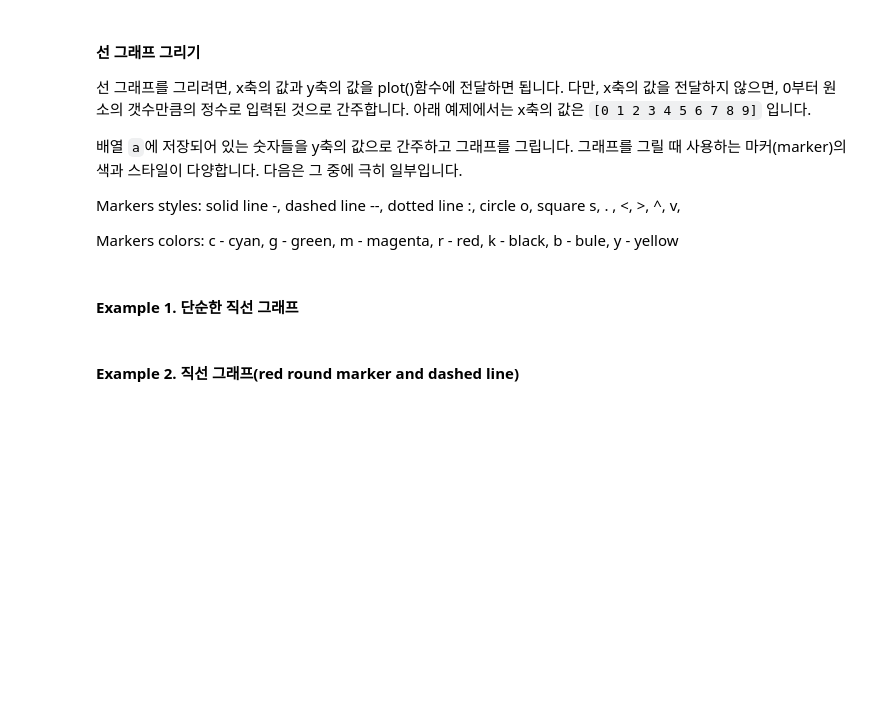
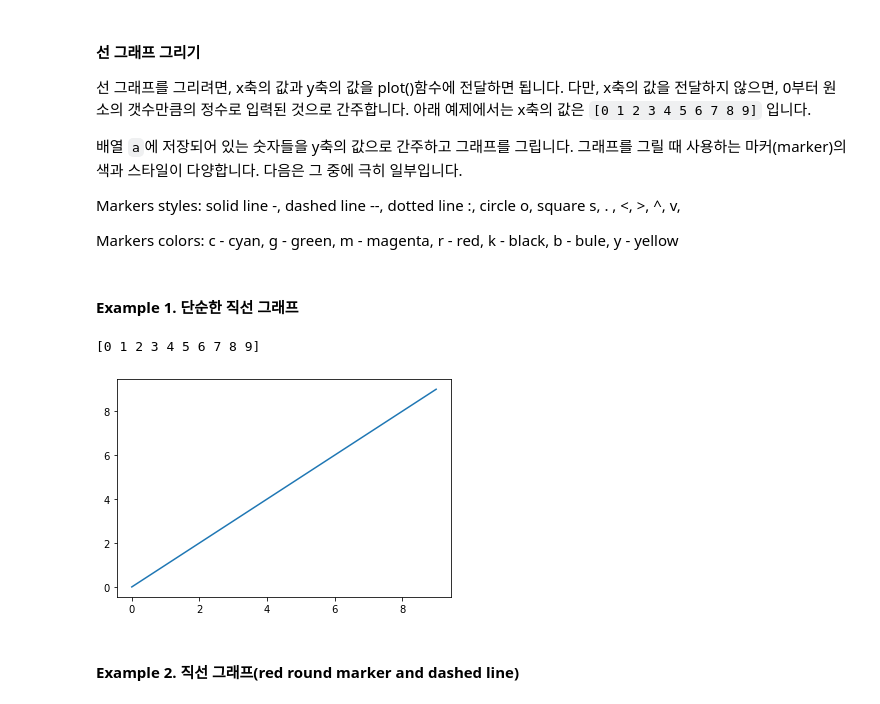
Before and after one commit to idebtor/HuStarML, a Jupyter notebook: ipynb/AI4ALL3-1NumPyTutorial.ipynb, the cells around one changed output. Saved outputs shown, nothing was run; the diff lists cells and outputs as text; code cells hidden in the pictures; blank space fills up the shorter version.

```diff
--- a/ipynb/AI4ALL3-1NumPyTutorial.ipynb
+++ b/ipynb/AI4ALL3-1NumPyTutorial.ipynb
@@ -325,9 +410,13 @@ Markers colors: c - cyan, g - green, m - magenta, r - red, k - black, b - bule,
 # %%
 import numpy as np
 import matplotlib.pyplot as plt
-y = np.arange(1, 20, 2)
-None
-plt.show()
+x = np.arange(10)
+y = np.arange(10)
+plt.plot(y)
+print(y)
+# %% [output]
+[0 1 2 3 4 5 6 7 8 9]
+[figure, added]
 # %% [markdown]
 #### Example 2. 직선 그래프(red round marker  and dashed line)
 # %%
```
Also changed, not shown: parts of 36 cells of this notebook.
